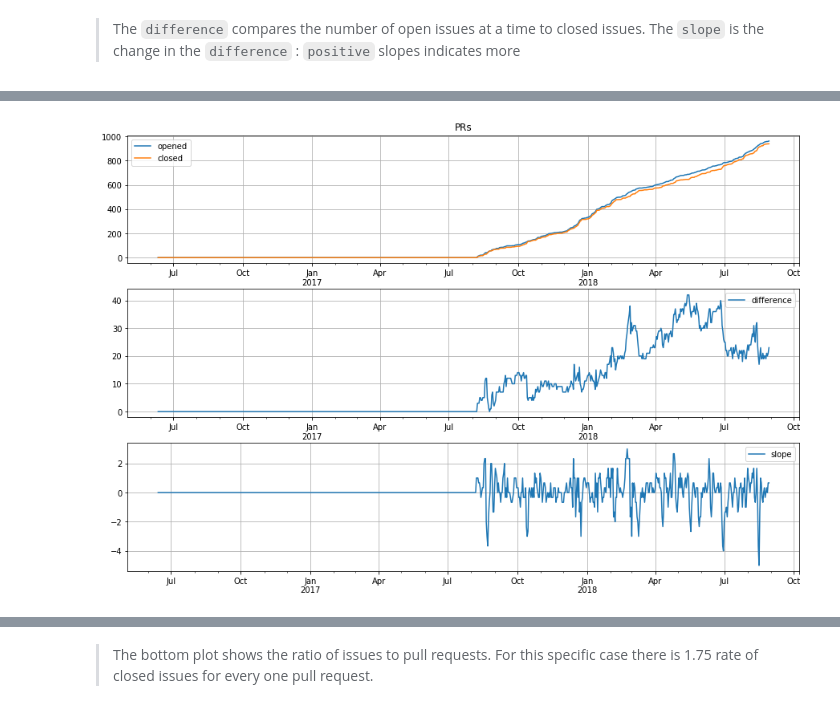
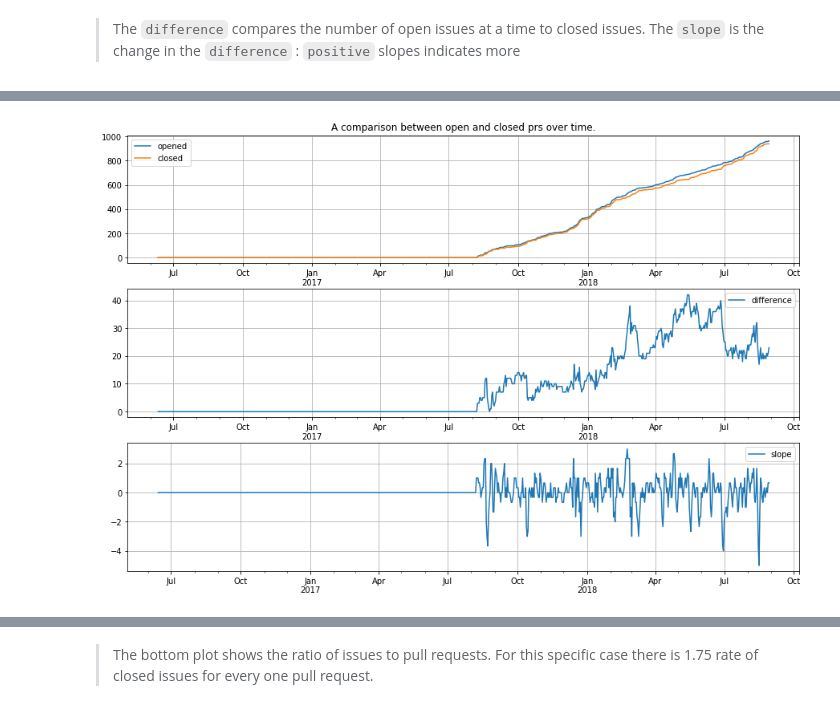
Before and after one commit to deathbeds/deathbeds.github.io, a Jupyter notebook: deathbeds/2018-08-28-Github-project-statistics-and-visualizations.ipynb, the cells around one changed output, grey strips where cells are left out. Saved outputs shown, nothing was run; the diff lists cells and outputs as text; code cells hidden in the pictures.

```diff
--- a/deathbeds/2018-08-28-Github-project-statistics-and-visualizations.ipynb
+++ b/deathbeds/2018-08-28-Github-project-statistics-and-visualizations.ipynb
@@ -91,11 +87,11 @@ gcf().set_size_inches((15, 10))
 # %%
 subplot(3,1,1)
-opened[df.pr].sum().rename('opened').plot(legend=True, grid=True, title='PRs')
+opened[df.pr].sum().rename('opened').plot(legend=True, grid=True, title='A comparison between open and closed prs over time.')
 closed[df.pr].sum().rename('closed').plot(legend=True, ax=gca(), grid=True)
 subplot(3,1,2)
 (opened[df.pr].sum() - closed[df.pr].sum()).rename('difference').plot(legend=True, grid=True)
 subplot(3,1,3)
 (opened[df.pr].sum() - closed[df.pr].sum()).diff().rolling(3).mean().rename('slope').plot(legend=True, grid=True)
 gcf().set_size_inches((15, 10))
 # %% [output]
-[figure, old version]
+[figure, new version]
```
Also changed, not shown: parts of 6 cells of this notebook.
